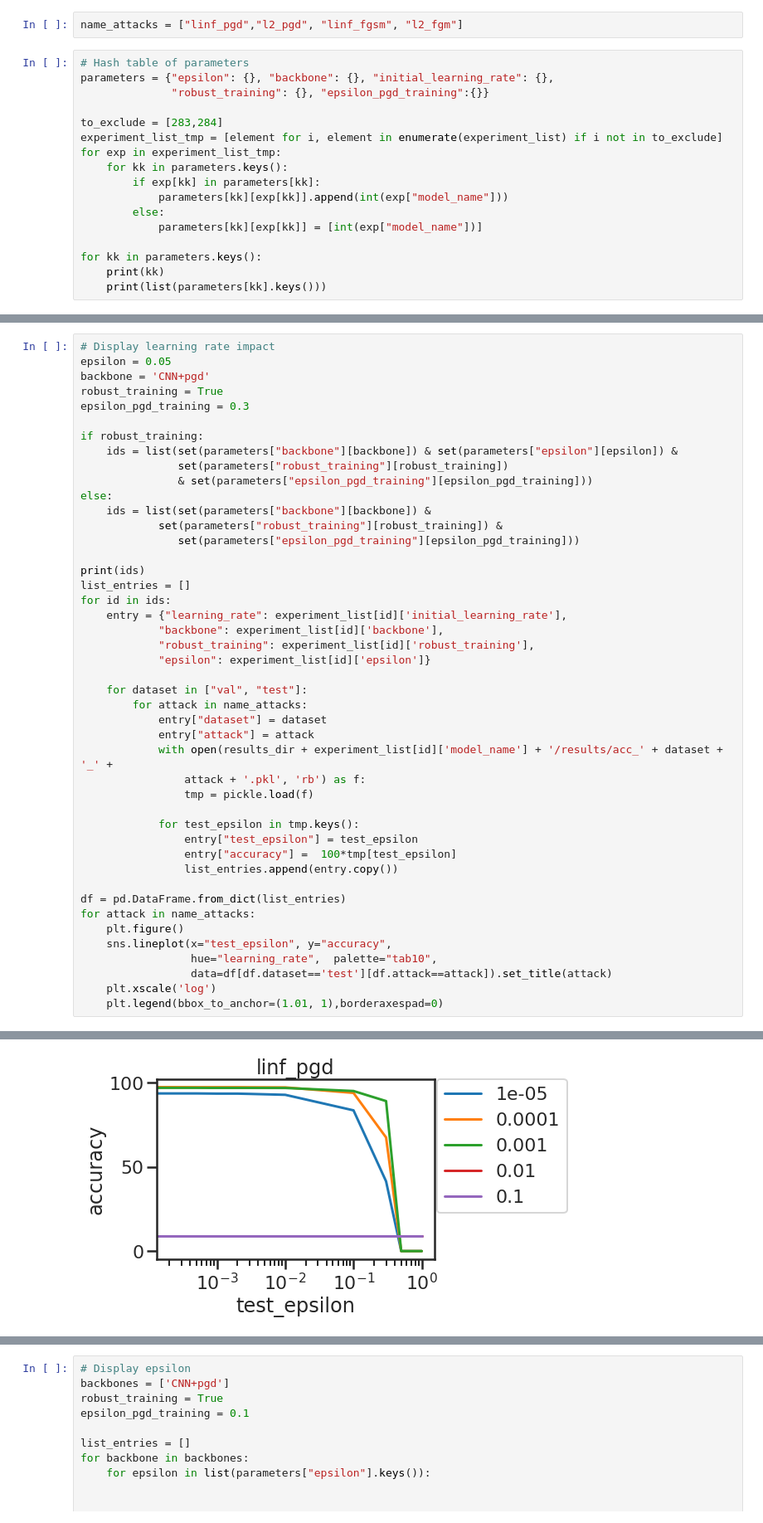
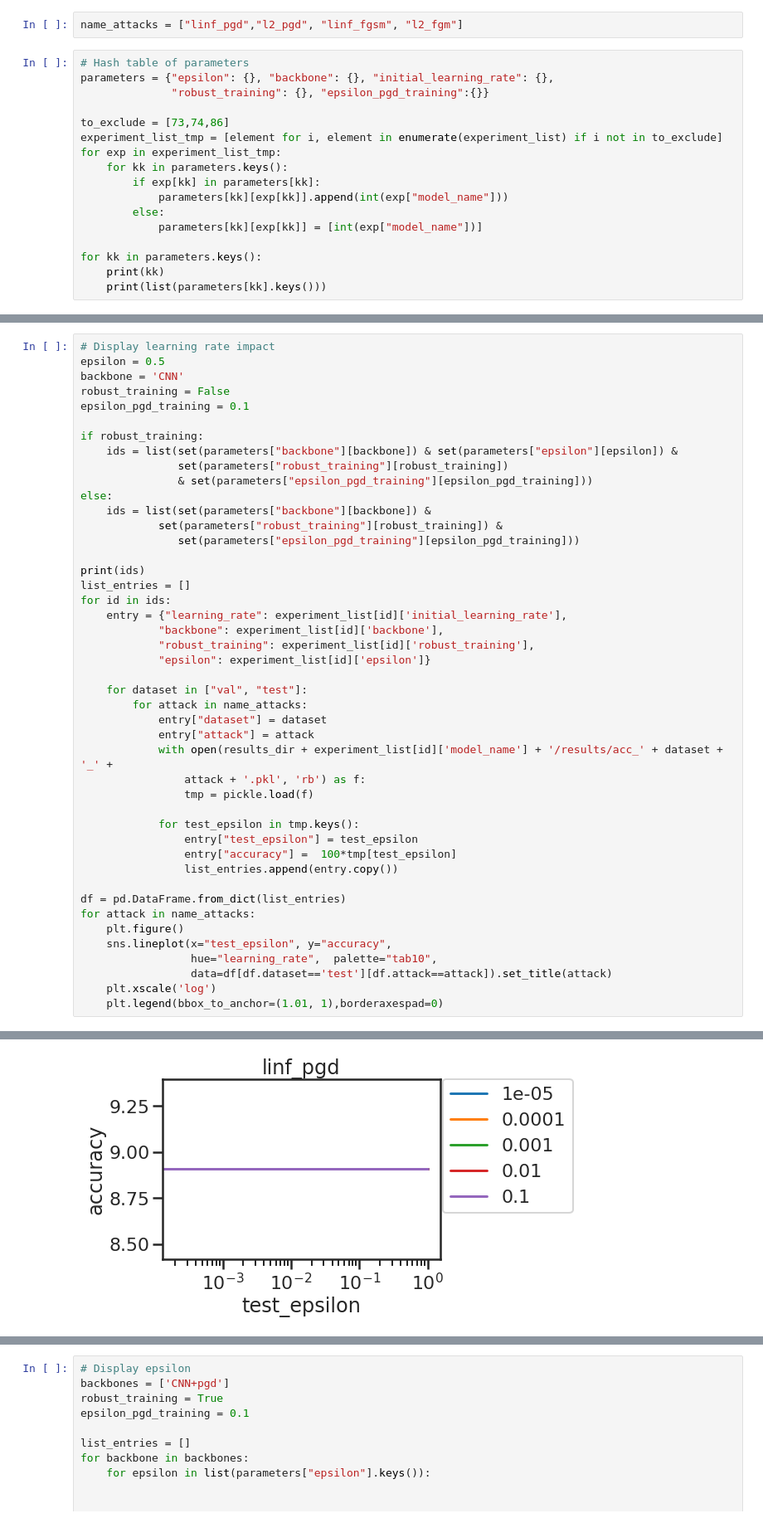
Before and after one commit to kimvc7/Robustness, a Jupyter notebook: notebooks/MNIST.ipynb, the cells around one changed output, grey strips where cells are left out. Shown at 83% size. Cells and saved outputs as stored; diff of their text form.

```diff
--- a/notebooks/MNIST.ipynb
+++ b/notebooks/MNIST.ipynb
@@ -27,7 +28,7 @@ name_attacks = ["linf_pgd","l2_pgd", "linf_fgsm", "l2_fgm"]
 parameters = {"epsilon": {}, "backbone": {}, "initial_learning_rate": {},
               "robust_training": {}, "epsilon_pgd_training":{}}
 
-to_exclude = [283,284]
+to_exclude = [73,74,86]
 experiment_list_tmp = [element for i, element in enumerate(experiment_list) if i not in to_exclude]
 for exp in experiment_list_tmp:
     for kk in parameters.keys():
@@ -53,9 +54,9 @@ epsilon_pgd_training
 # %%
 # Display learning rate impact
-epsilon = 0.05
-backbone = 'CNN+pgd'
-robust_training = True
-epsilon_pgd_training = 0.3
+epsilon = 0.5
+backbone = 'CNN'
+robust_training = False
+epsilon_pgd_training = 0.1
 
 if robust_training:
     ids = list(set(parameters["backbone"][backbone]) & set(parameters["epsilon"][epsilon]) &
@@ -100 +101 @@ for attack in name_attacks:
-[figure, old version]
+[figure, new version]
```
Also changed, not shown: parts of 5 cells of this notebook, 3 other files.
